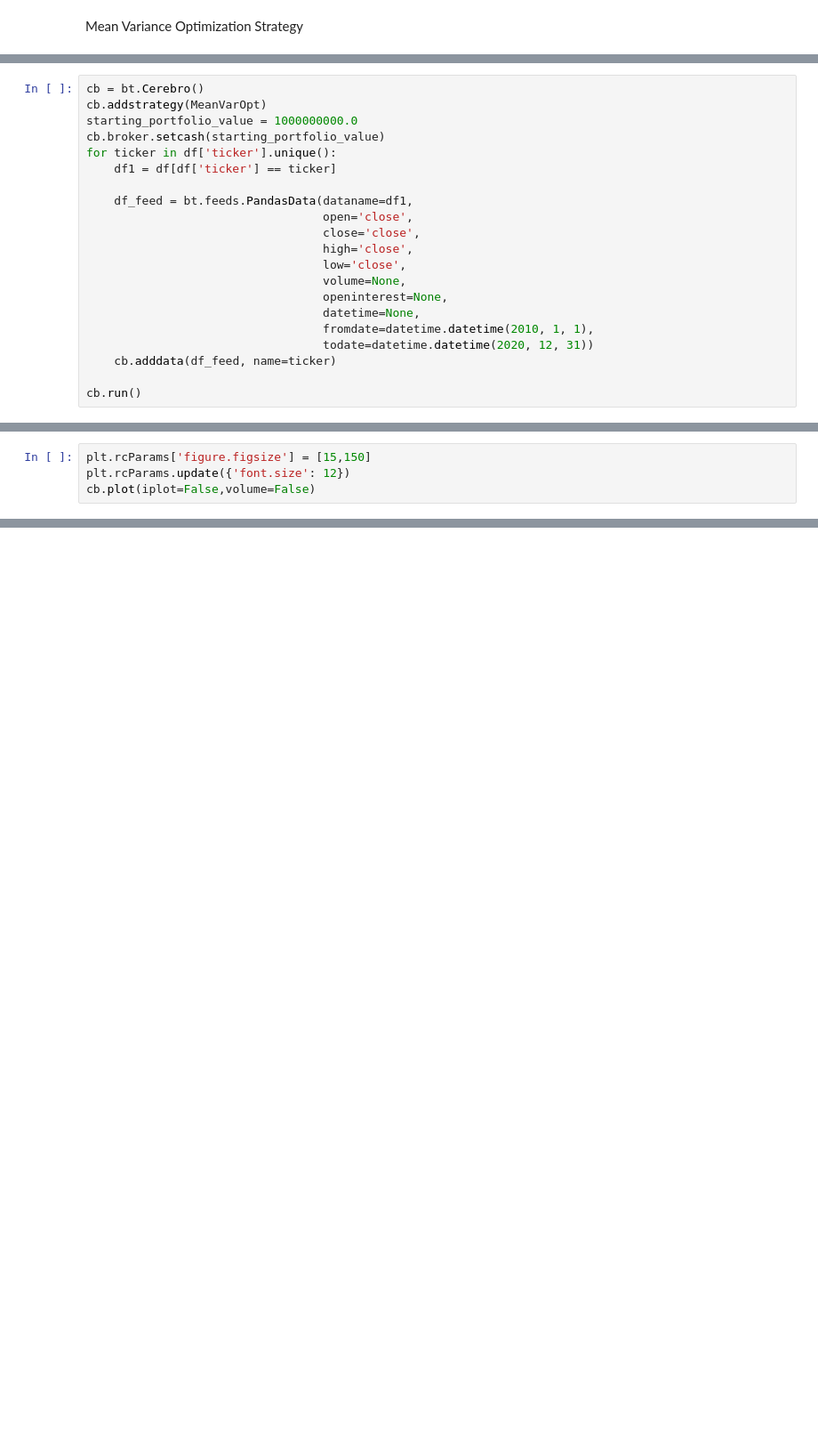
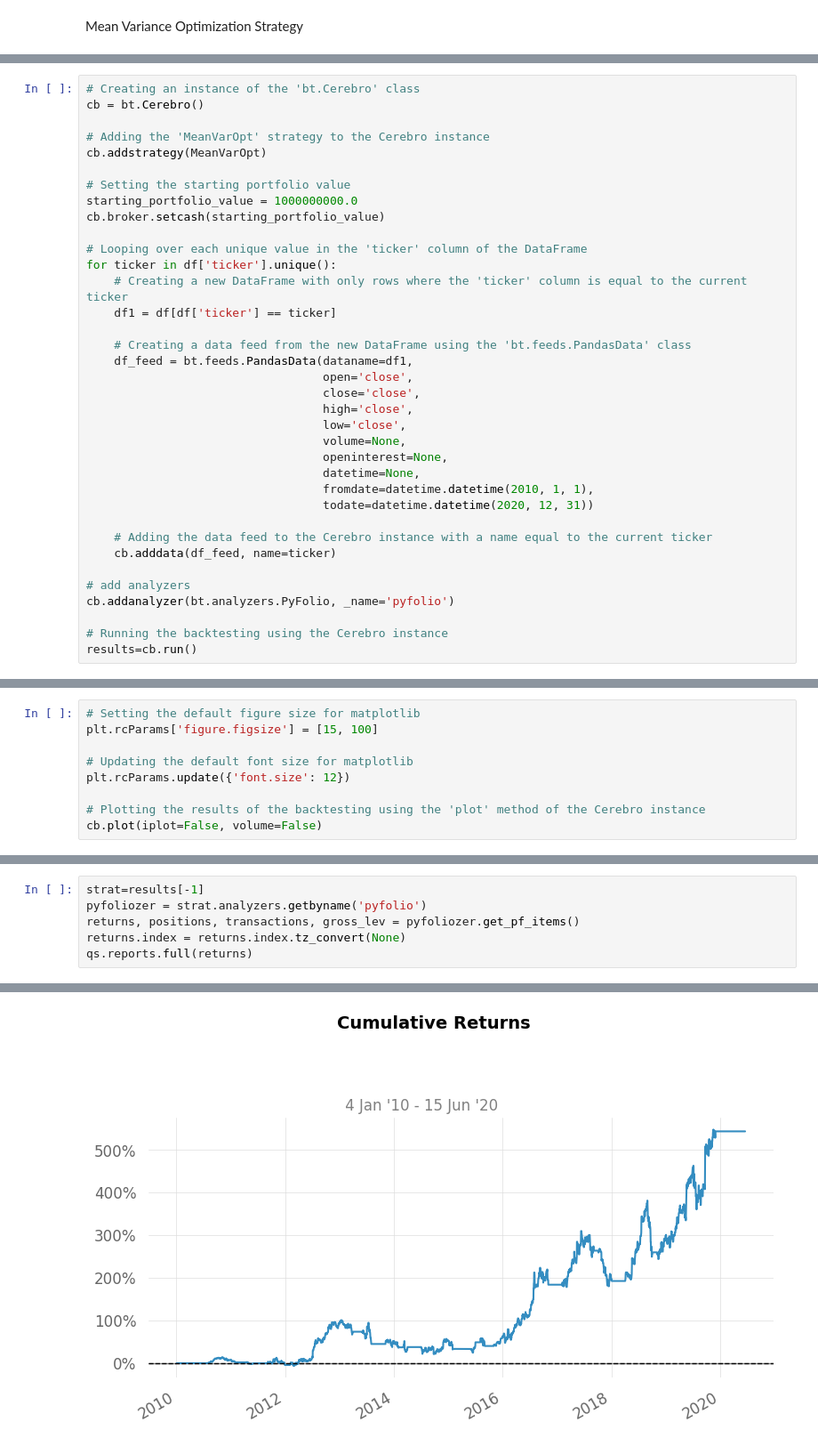
Before and after one commit to SaurabhRBhandari/algorithmic-trading, a Jupyter notebook: MVO.ipynb, the cells around one changed output, grey strips where cells are left out. Shown at 89% size. Drawn from its saved outputs; the diff is of its cells as text; blank space fills up the shorter version.

Commit message:
added quantStats for generating strategy reports

```diff
--- a/MVO.ipynb
+++ b/MVO.ipynb
@@ -250,11 +412,20 @@ class MeanVarOpt(bt.Strategy):
 # %%
+# Creating an instance of the 'bt.Cerebro' class
 cb = bt.Cerebro()
+
+# Adding the 'MeanVarOpt' strategy to the Cerebro instance
 cb.addstrategy(MeanVarOpt)
+
+# Setting the starting portfolio value
 starting_portfolio_value = 1000000000.0
 cb.broker.setcash(starting_portfolio_value)
+
+# Looping over each unique value in the 'ticker' column of the DataFrame
 for ticker in df['ticker'].unique():
+    # Creating a new DataFrame with only rows where the 'ticker' column is equal to the current ticker
     df1 = df[df['ticker'] == ticker]
 
+    # Creating a data feed from the new DataFrame using the 'bt.feeds.PandasData' class
     df_feed = bt.feeds.PandasData(dataname=df1,
                                   open='close',
                                   close='close',
@@ -265,6 +436,12 @@ for ticker in df['ticker'].unique():
                                   datetime=None,
                                   fromdate=datetime.datetime(2010, 1, 1),
                                   todate=datetime.datetime(2020, 12, 31))
+
+    # Adding the data feed to the Cerebro instance with a name equal to the current ticker
     cb.adddata(df_feed, name=ticker)
 
-cb.run()
+# add analyzers
+cb.addanalyzer(bt.analyzers.PyFolio, _name='pyfolio')
+
+# Running the backtesting using the Cerebro instance
+results=cb.run()
@@ -284,5 +464,10 @@ Profit: 5056178550.54
 # %%
-plt.rcParams['figure.figsize'] = [15,150]
+# Setting the default figure size for matplotlib
+plt.rcParams['figure.figsize'] = [15, 100]
+
+# Updating the default font size for matplotlib
 plt.rcParams.update({'font.size': 12})
-cb.plot(iplot=False,volume=False)
+
+# Plotting the results of the backtesting using the 'plot' method of the Cerebro instance
+cb.plot(iplot=False, volume=False)
 # %% [output]
@@ -290,0 +476,7 @@ cb.plot(iplot=False,volume=False)
+# %%
+strat=results[-1]
+pyfoliozer = strat.analyzers.getbyname('pyfolio')
+returns, positions, transactions, gross_lev = pyfoliozer.get_pf_items()
+returns.index = returns.index.tz_convert(None)
+qs.reports.full(returns)
+# %% [output]
@@ -290,0 +510 @@ cb.plot(iplot=False,volume=False)
+[figure, added]
```
Also changed, not shown: parts of 15 cells of this notebook, 1 other file.
